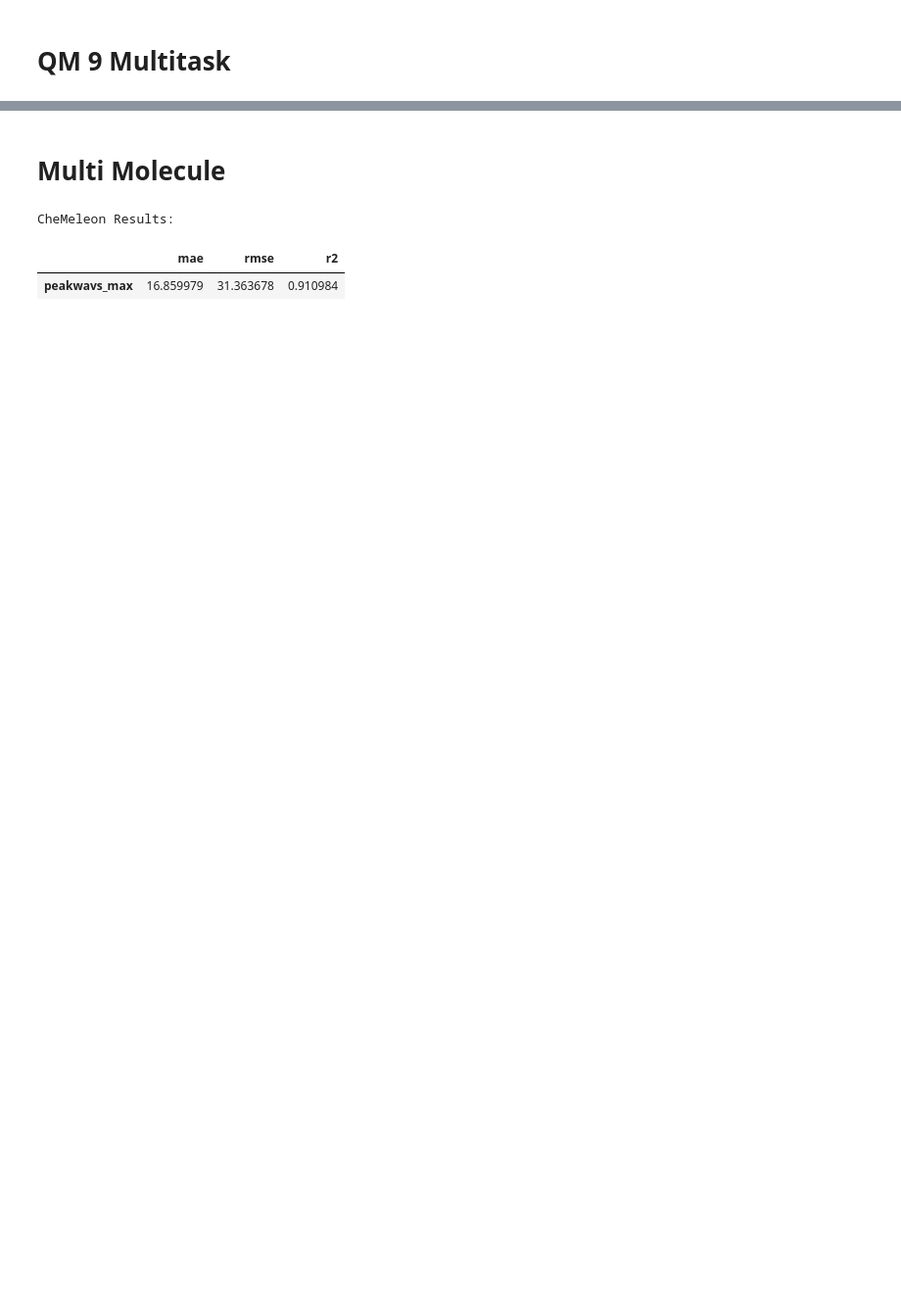
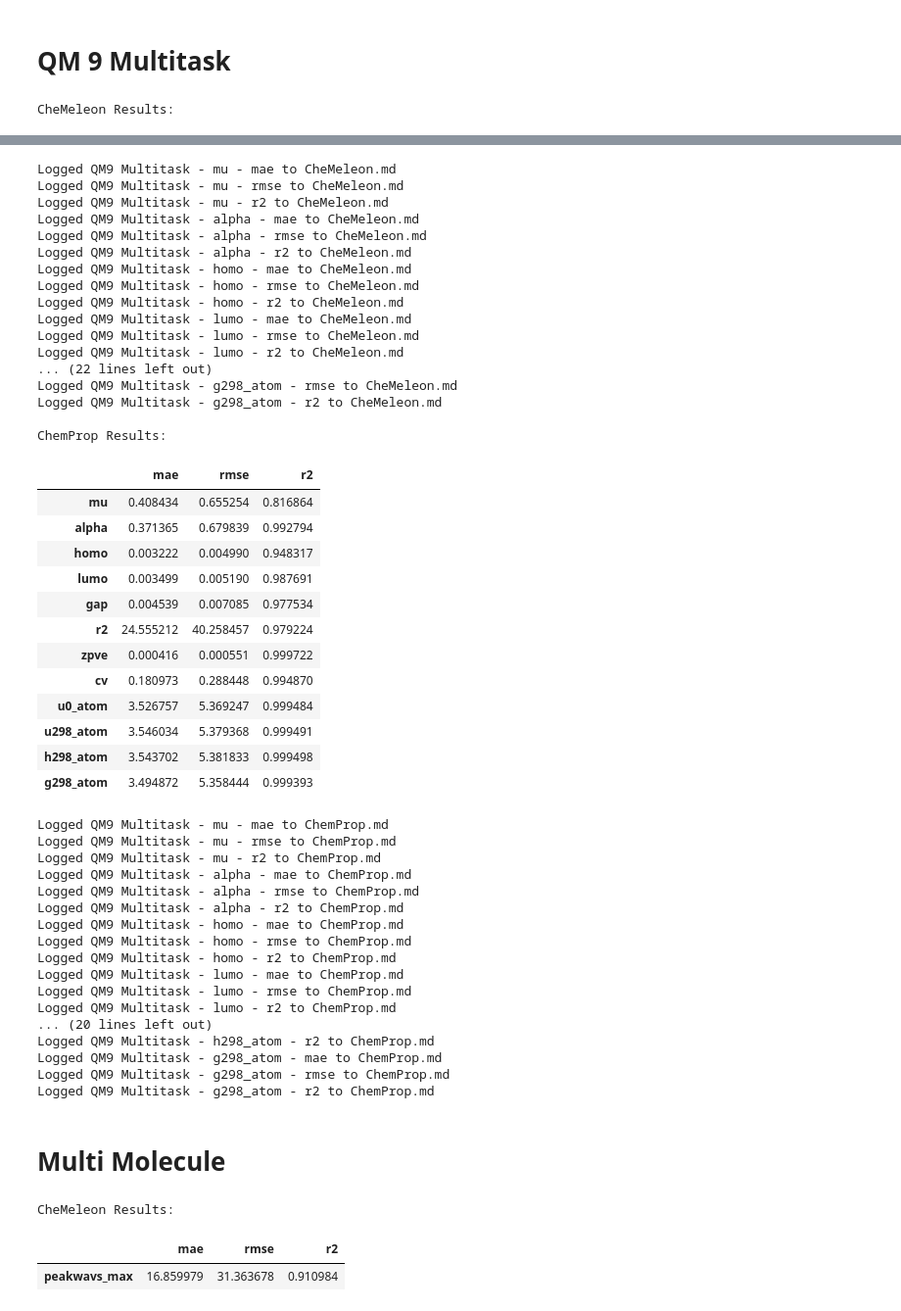
Before and after one commit to JacksonBurns/chemeleon, a Jupyter notebook: analysis/moleculenet_results/evaluate_predictions.ipynb, the cells around one changed output, grey strips where cells are left out. Shown at 98% size. Saved outputs shown, nothing was run; the diff lists cells and outputs as text; code cells hidden in the pictures; blank space fills up the shorter version.

Commit message:
Adding all results except PCQM4MV4 big dataset

```diff
--- a/analysis/moleculenet_results/evaluate_predictions.ipynb
+++ b/analysis/moleculenet_results/evaluate_predictions.ipynb
@@ -378,37 +399,87 @@ num_tasks = 12
 metrics = ["mae", "rmse", "r2"]
 
 # CheMeleon
 result_dir = "/home/akshatz/fastprop_foundation/analysis/moleculenet_results/scripts/chemeleon/qm9_multitask_results"
 print("CheMeleon Results:")
 results = evaluate_results(data_path, splits_path, result_dir, num_tasks, metrics)
 display(results)
-for m in metrics:
-    log_result("QM9 Multitask", m, results, CHEMELEON_MD_PATH)
+for target in results.index:
+    for m in metrics:
+        log_result(f"QM9 Multitask - {target}", m, results.loc[target, m], CHEMELEON_MD_PATH)
 
 # ChemProp
 result_dir = "/home/akshatz/fastprop_foundation/analysis/moleculenet_results/scripts/chemprop/qm9_multitask_results"
 print("\nChemProp Results:")
 try:
     results = evaluate_results(data_path, splits_path, result_dir, num_tasks, metrics)
     display(results)
-    for m in metrics:
-        log_result("QM9 Multitask", m, results, CHEMPROP_MD_PATH)
+    for target in results.index:
+        for m in metrics:
+            log_result(f"QM9 Multitask - {target}", m, results.loc[target, m], CHEMPROP_MD_PATH)
 except Exception as e:
     print(f"Could not evaluate ChemProp results: {e}")
 # %% [output]
+CheMeleon Results:
 |  | mae | rmse | r2 |
 | mu | 0.347369 | 0.607233 | 0.842723 |
 | alpha | 0.294276 | 0.824264 | 0.989407 |
 | homo | 0.002494 | 0.004263 | 0.962277 |
 | lumo | 0.002470 | 0.004171 | 0.992052 |
 | gap | 0.003377 | 0.005998 | 0.983895 |
 | r2 | 18.115125 | 36.033951 | 0.983356 |
 | zpve | 0.000463 | 0.001533 | 0.997844 |
 | cv | 0.134403 | 0.330809 | 0.993252 |
 | u0_atom | 3.727032 | 15.641594 | 0.995621 |
 | u298_atom | 3.754351 | 15.748834 | 0.995639 |
 | h298_atom | 3.772095 | 15.842080 | 0.995649 |
 | g298_atom | 3.529409 | 14.506117 | 0.995548 |
+Logged QM9 Multitask - mu - mae to CheMeleon.md
+Logged QM9 Multitask - mu - rmse to CheMeleon.md
+Logged QM9 Multitask - mu - r2 to CheMeleon.md
+Logged QM9 Multitask - alpha - mae to CheMeleon.md
+Logged QM9 Multitask - alpha - rmse to CheMeleon.md
+Logged QM9 Multitask - alpha - r2 to CheMeleon.md
+Logged QM9 Multitask - homo - mae to CheMeleon.md
+Logged QM9 Multitask - homo - rmse to CheMeleon.md
+Logged QM9 Multitask - homo - r2 to CheMeleon.md
+Logged QM9 Multitask - lumo - mae to CheMeleon.md
+Logged QM9 Multitask - lumo - rmse to CheMeleon.md
+Logged QM9 Multitask - lumo - r2 to CheMeleon.md
+... (22 lines left out)
+Logged QM9 Multitask - g298_atom - rmse to CheMeleon.md
+Logged QM9 Multitask - g298_atom - r2 to CheMeleon.md
+
+ChemProp Results:
+|  | mae | rmse | r2 |
+| mu | 0.408434 | 0.655254 | 0.816864 |
+| alpha | 0.371365 | 0.679839 | 0.992794 |
+| homo | 0.003222 | 0.004990 | 0.948317 |
+| lumo | 0.003499 | 0.005190 | 0.987691 |
+| gap | 0.004539 | 0.007085 | 0.977534 |
+| r2 | 24.555212 | 40.258457 | 0.979224 |
+| zpve | 0.000416 | 0.000551 | 0.999722 |
+| cv | 0.180973 | 0.288448 | 0.994870 |
+| u0_atom | 3.526757 | 5.369247 | 0.999484 |
+| u298_atom | 3.546034 | 5.379368 | 0.999491 |
+| h298_atom | 3.543702 | 5.381833 | 0.999498 |
+| g298_atom | 3.494872 | 5.358444 | 0.999393 |
+Logged QM9 Multitask - mu - mae to ChemProp.md
+Logged QM9 Multitask - mu - rmse to ChemProp.md
+Logged QM9 Multitask - mu - r2 to ChemProp.md
+Logged QM9 Multitask - alpha - mae to ChemProp.md
+Logged QM9 Multitask - alpha - rmse to ChemProp.md
+Logged QM9 Multitask - alpha - r2 to ChemProp.md
+Logged QM9 Multitask - homo - mae to ChemProp.md
+Logged QM9 Multitask - homo - rmse to ChemProp.md
+Logged QM9 Multitask - homo - r2 to ChemProp.md
+Logged QM9 Multitask - lumo - mae to ChemProp.md
+Logged QM9 Multitask - lumo - rmse to ChemProp.md
+Logged QM9 Multitask - lumo - r2 to ChemProp.md
+... (20 lines left out)
+Logged QM9 Multitask - h298_atom - r2 to ChemProp.md
+Logged QM9 Multitask - g298_atom - mae to ChemProp.md
+Logged QM9 Multitask - g298_atom - rmse to ChemProp.md
+Logged QM9 Multitask - g298_atom - r2 to ChemProp.md
 # %% [markdown]
 # Multi Molecule
 # %%
```
Also changed, not shown: parts of 12 cells of this notebook, 2 other files.
